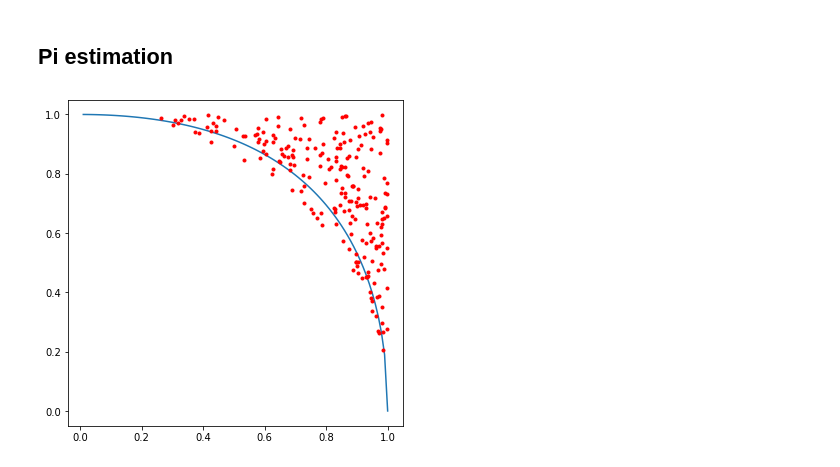
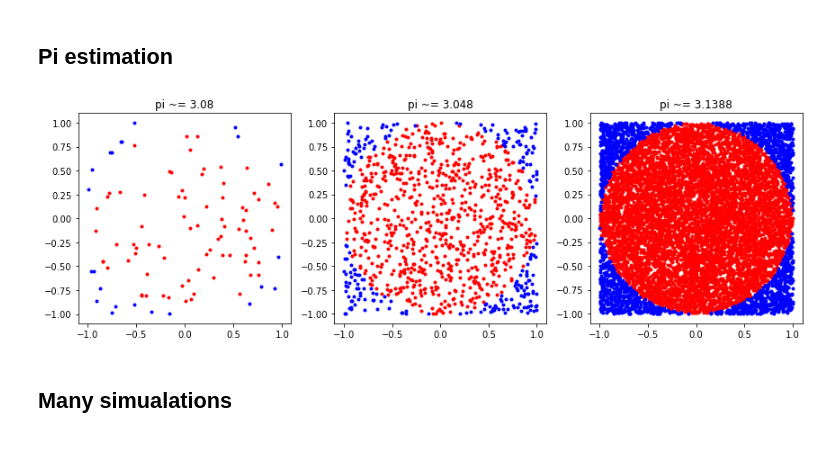
Before and after one commit to matousc89/gem-overload, a Jupyter notebook: monte-carlo-simulation.ipynb, the cells around one changed output. Cells and saved outputs as stored; diff of their text form; code cells hidden in the pictures.

```diff
--- a/monte-carlo-simulation.ipynb
+++ b/monte-carlo-simulation.ipynb
@@ -6,25 +6,24 @@ import matplotlib.pylab as plt
 # %% [markdown]
 ## Pi estimation
 # %%
-def yf(x, r):
-    return (np.sqrt(r) - np.sqrt(x))**2
+R = 1
+N = (100, 1000, 10000)
 
-R = 1
-N = 1000
-x = np.arange(0, R, 0.01)
-# y = yf(x, R)
+plt.figure(figsize=(12, 4))
 
-y = (np.sqrt(R) - np.sqrt(x))**2
+for idx, n in enumerate(N):
+    xyr = np.random.uniform(-R, R, (2, n))
+    inside = (xyr[0]**2 + xyr[1]**2) <= R**2
+    outside = ~inside
+    pi = 4 * inside.sum() / n
+    plt.subplot(1, 3, idx + 1)
+    plt.plot(xyr[0, inside], xyr[1, inside], ".r")
+    plt.plot(xyr[0, outside], xyr[1, outside], ".b")
+    plt.title("pi ~= {}".format(pi))
 
-xyr = np.random.uniform(0, R, (2, N))
-
-plt.figure(figsize=(6, 6))
-plt.plot(R-x, R-y)
-
-inside = (xyr[0]**2 + xyr[1]**2) >= R**2
-
-plt.plot(xyr[0, inside], xyr[1, inside], ".r")
-
+plt.tight_layout()
 plt.show()
 # %% [output]
-[figure, old version]
+[figure, new version]
+# %% [markdown]
+## Many simualations
```
Also changed, not shown: parts of 2 cells of this notebook.
